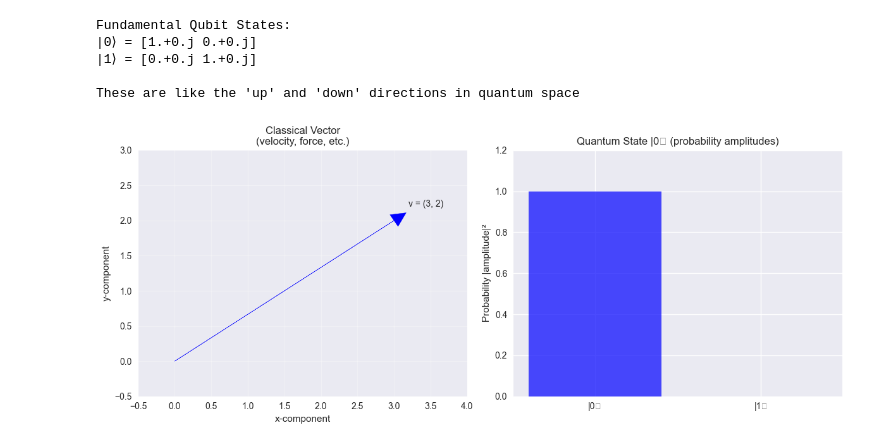
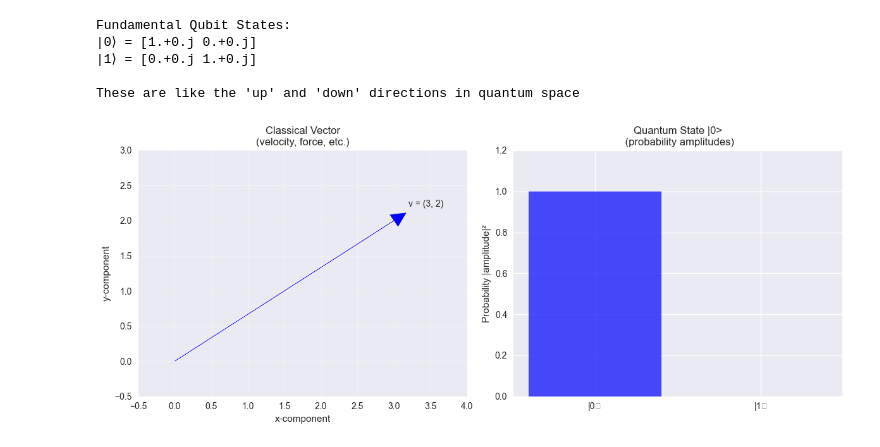
Before and after one commit to Mdcrab02/quantum-workbook, a Jupyter notebook: 01 Linear Algebra/1.1_Vectors_and_Vector_Spaces.ipynb, the cells around one changed output. Cells and saved outputs as stored; diff of their text form; code cells hidden in the pictures.

Commit message:
Updated 1.1 Section 1
Updated part of the graphs for section 1.  Matplotlib doesn't like some of the characters

```diff
--- a/01 Linear Algebra/1.1_Vectors_and_Vector_Spaces.ipynb
+++ b/01 Linear Algebra/1.1_Vectors_and_Vector_Spaces.ipynb
@@ -54,25 +54,25 @@ These are like the 'up' and 'down' directions in quantum space
 # %%
 # Visualization: Classical vs Quantum Vectors
 fig, (ax1, ax2) = plt.subplots(1, 2, figsize=(12, 5))
 
 # Classical 2D vector
 ax1.arrow(0, 0, 3, 2, head_width=0.2, head_length=0.2, fc='blue', ec='blue')
 ax1.set_xlim(-0.5, 4)
 ax1.set_ylim(-0.5, 3)
 ax1.grid(True, alpha=0.3)
 ax1.set_title('Classical Vector\n(velocity, force, etc.)')
 ax1.set_xlabel('x-component')
 ax1.set_ylabel('y-component')
 ax1.annotate('v = (3, 2)', xy=(3, 2), xytext=(3.2, 2.2))
 
 # Quantum state vector (abstract representation)
 ax2.bar(['|0⟩', '|1⟩'], [abs(qubit_0[0])**2, abs(qubit_0[1])**2],
         color=['blue', 'red'], alpha=0.7)
-ax2.set_title('Quantum State |0⟩ (probability amplitudes)')
+ax2.set_title('Quantum State |0>\n (probability amplitudes)')
 ax2.set_ylabel('Probability |amplitude|²')
 ax2.set_ylim(0, 1.2)
 
 plt.tight_layout()
 plt.show()
 # %% [output]
-[figure, old version]
+[figure, new version]
```
